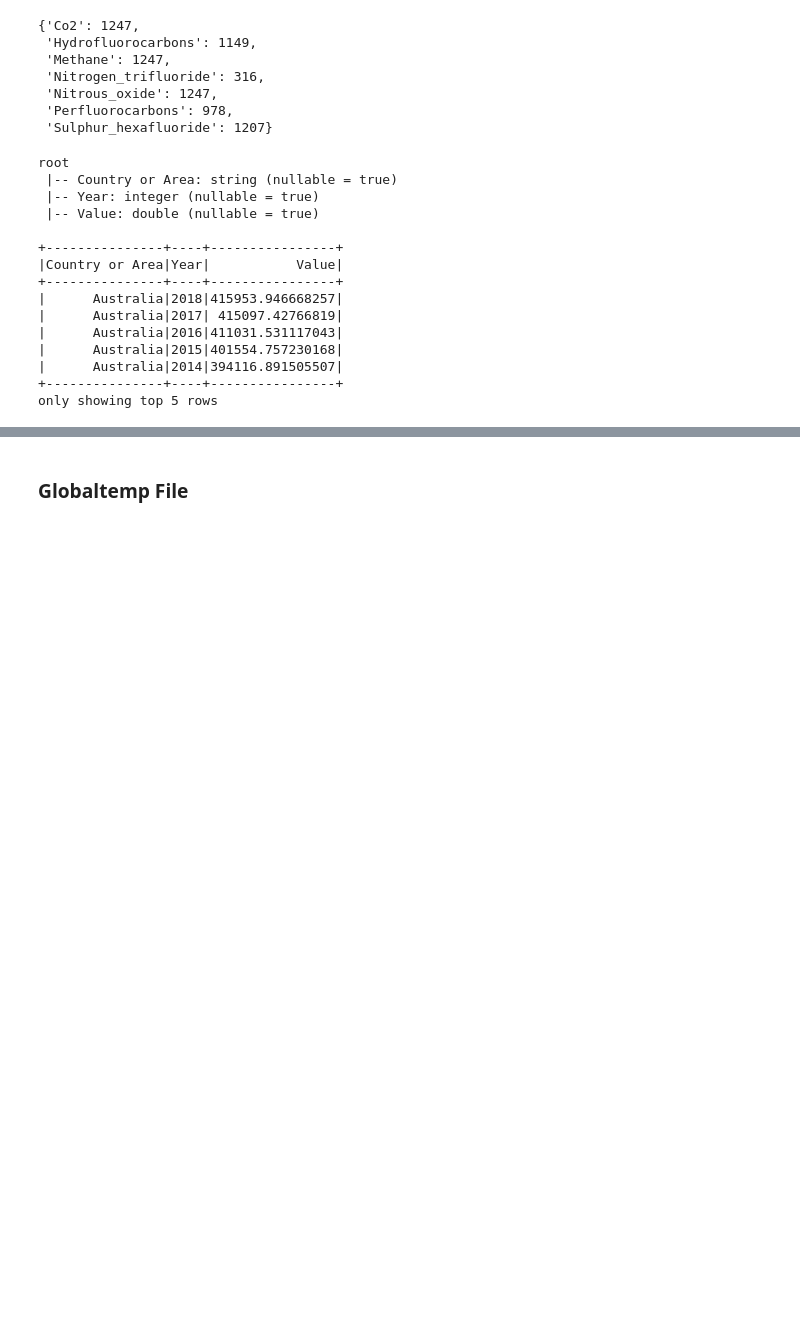
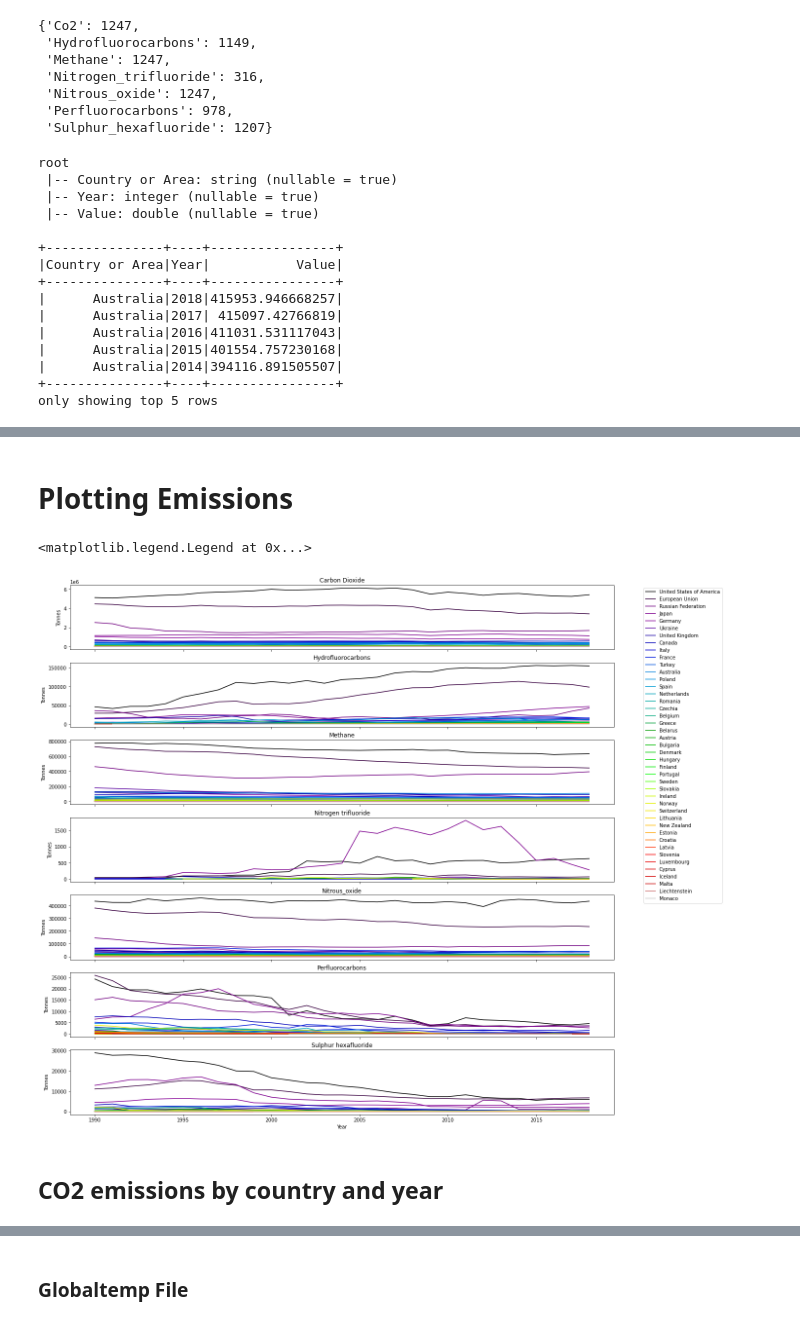
Before and after one commit to jmoro0408/ClimateData, a Jupyter notebook: notebooks/1.0-initial-data-exploration.ipynb, the cells around one changed output, grey strips where cells are left out. Drawn from its saved outputs; the diff is of its cells as text; code cells hidden in the pictures; blank space fills up the shorter version.

```diff
--- a/notebooks/1.0-initial-data-exploration.ipynb
+++ b/notebooks/1.0-initial-data-exploration.ipynb
@@ -152,0 +182,51 @@ only showing top 5 rows
+# %% [markdown]
+# Plotting Emissions
+# %%
+CO2_df = CO2.select("*").toPandas()
+HFC_df = HFC.select("*").toPandas()
+CH4_df = CH4.select("*").toPandas()
+NF3_df = NF3.select("*").toPandas()
+N20_df = N20.select("*").toPandas()
+PFC_df = PFC.select("*").toPandas()
+SF6_df = SF6.select("*").toPandas()
+greenhouse_gas_dfs = [CO2_df,
+HFC_df,
+CH4_df,
+NF3_df,
+N20_df,
+PFC_df,
+SF6_df,
+]
+# %%
+countries = CO2_df.sort_values(by="Value", ascending = False)["Country or Area"].unique()
+# %%
+number_of_plots = len(countries)
+
+fig, axs = plt.subplots(nrows = 7, ncols =1, sharex = True, figsize = (20,20))
+colormap = plt.cm.nipy_spectral
+colors = [colormap(i) for i in np.linspace(0, 1,number_of_plots)]
+
+for ax in axs.flat:
+    ax.set_prop_cycle('color', colors)
+
+for graph_index,df in enumerate(greenhouse_gas_dfs):
+    for country in countries:
+        df_plot = df[df["Country or Area"] == country]
+        axs[graph_index].plot(df_plot["Year"], df_plot["Value"], label = country)
+
+axs[0].set(title="Carbon Dioxide")
+axs[1].set(title="Hydrofluorocarbons")
+axs[2].set(title="Methane")
+axs[3].set(title="Nitrogen trifluoride")
+axs[4].set(title="Nitrous_oxide")
+axs[5].set(title="Perfluorocarbons")
+axs[6].set(title="Sulphur hexafluoride", xlabel="Year")
+for ax in axs.flat:
+    ax.set(ylabel="Tonnes")
+
+axs[0].legend(bbox_to_anchor=(1.05, 1.0))
+# %% [output]
+<matplotlib.legend.Legend at 0x...>
+[figure, added]
+# %% [markdown]
+## CO2 emissions by country and year
```
Also changed, not shown: parts of 7 cells of this notebook.
